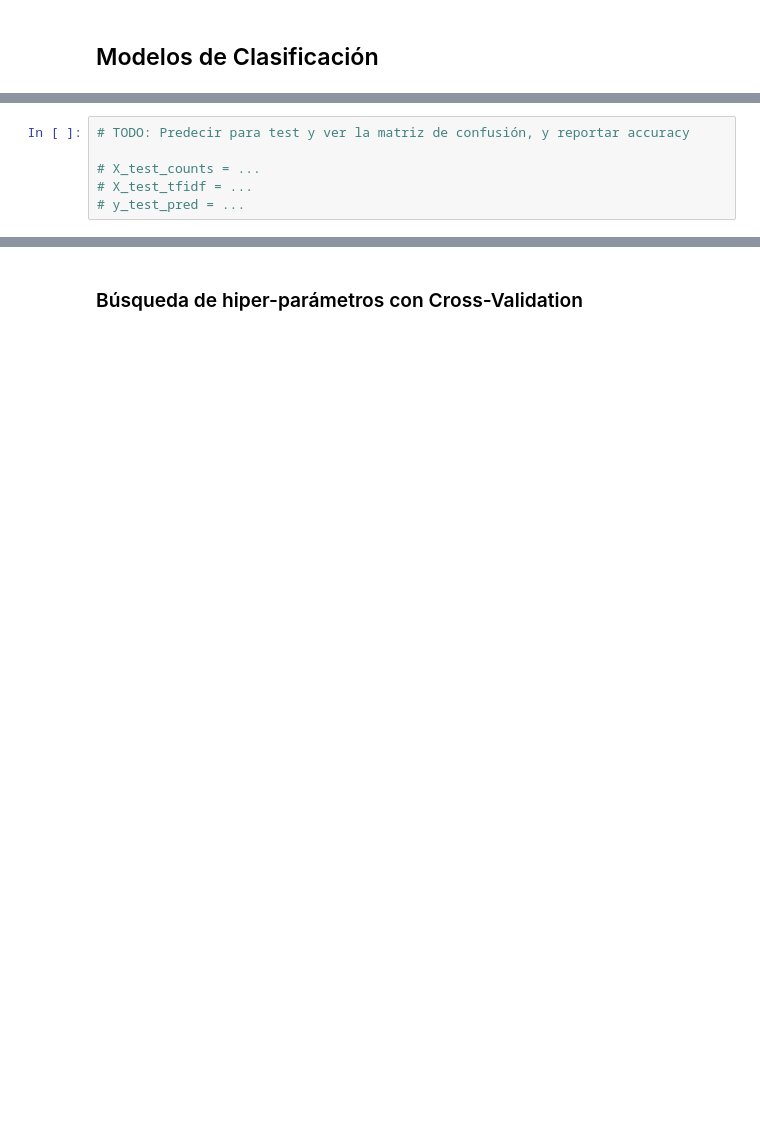
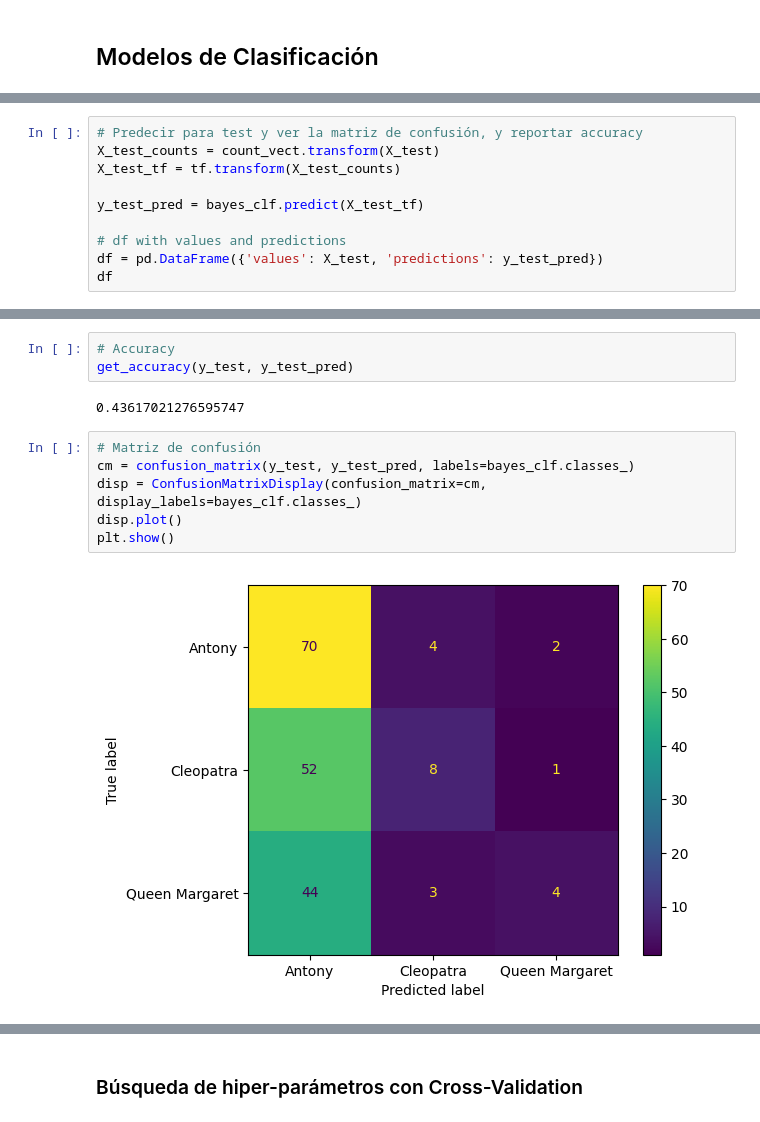
Before and after one commit to enzofali/intro-cd, a Jupyter notebook: Tarea_2/Tarea2_resolucion.ipynb, the cells around one changed output, grey strips where cells are left out. Drawn from its saved outputs; the diff is of its cells as text; blank space fills up the shorter version.

```diff
--- a/Tarea_2/Tarea2_resolucion.ipynb
+++ b/Tarea_2/Tarea2_resolucion.ipynb
@@ -537,6 +540,10 @@ get_accuracy(y_train, y_pred_train)
 # %%
-# TODO: Predecir para test y ver la matriz de confusión, y reportar accuracy
+# Predecir para test y ver la matriz de confusión, y reportar accuracy
+X_test_counts = count_vect.transform(X_test)
+X_test_tf = tf.transform(X_test_counts)
 
-# X_test_counts = ...
-# X_test_tfidf = ...
-# y_test_pred = ...
+y_test_pred = bayes_clf.predict(X_test_tf)
+
+# df with values and predictions
+df = pd.DataFrame({'values': X_test, 'predictions': y_test_pred})
+df
@@ -542,0 +564,13 @@ get_accuracy(y_train, y_pred_train)
+# %%
+# Accuracy
+get_accuracy(y_test, y_test_pred)
+# %% [output]
+0.43617021276595747
+# %%
+# Matriz de confusión
+cm = confusion_matrix(y_test, y_test_pred, labels=bayes_clf.classes_)
+disp = ConfusionMatrixDisplay(confusion_matrix=cm, display_labels=bayes_clf.classes_)
+disp.plot()
+plt.show()
+# %% [output]
+[figure, added]
```
Also changed, not shown: parts of 19 cells of this notebook.
